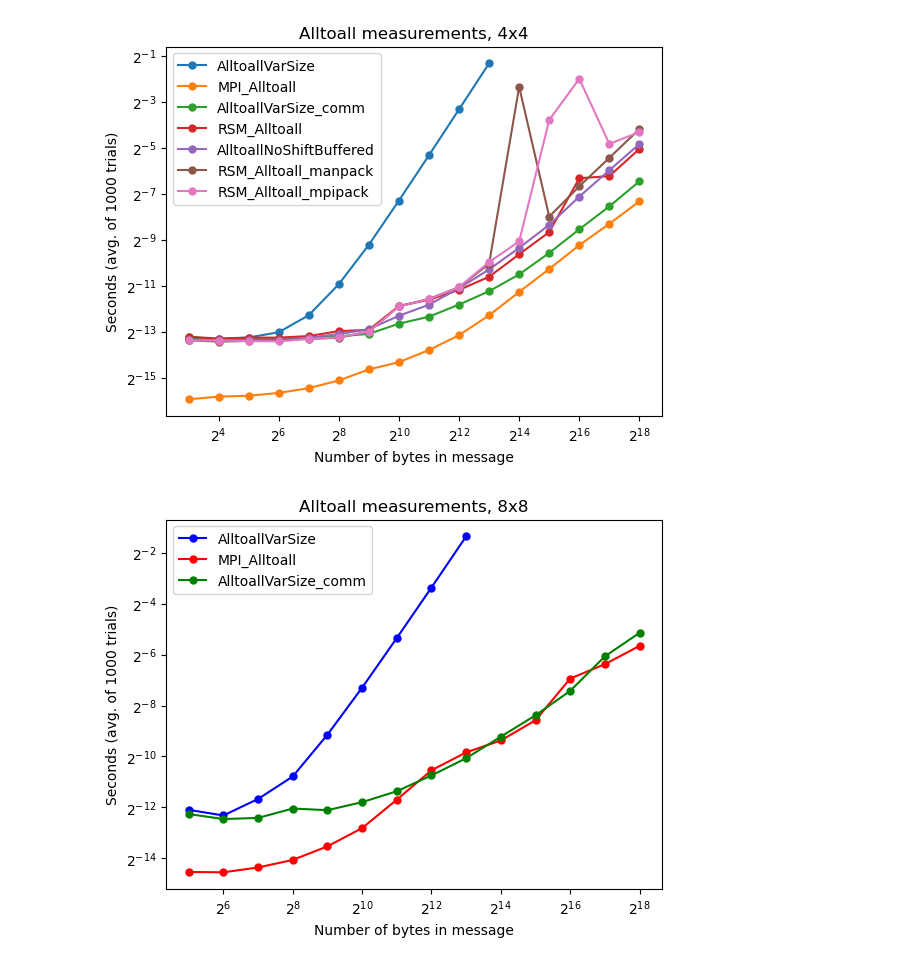
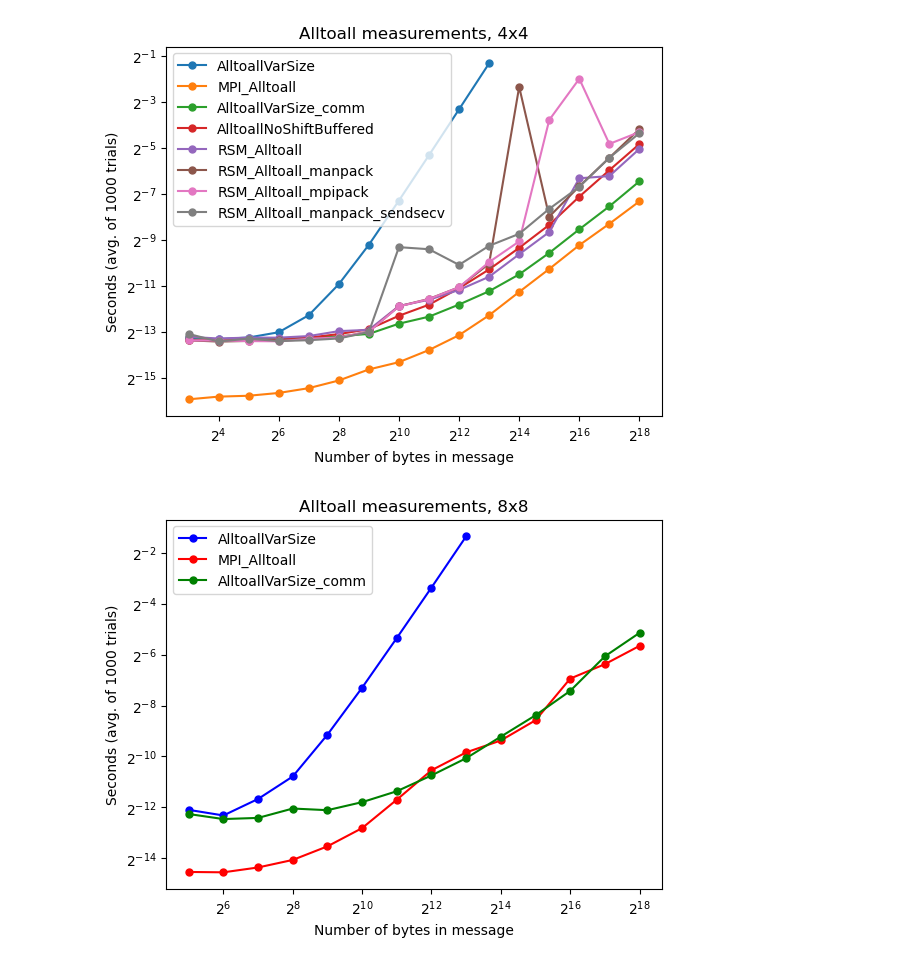
Before and after one commit to mctimm/CS542-Project, a Jupyter notebook: plots.ipynb, the cells around one changed output. Saved outputs shown, nothing was run; the diff lists cells and outputs as text; code cells hidden in the pictures.

Commit message:
switch back to for loops but with Sendrecv

```diff
--- a/plots.ipynb
+++ b/plots.ipynb
@@ -11,28 +11,31 @@ data_rsm = data_4x4[data_4x4["algorithm"] == "RSM_Alltoall"]
 data_buff = data_4x4[data_4x4["algorithm"] == "AlltoallNoShiftBuffered"]
 data_manpack = data_4x4[data_4x4["algorithm"] == "RSM_Alltoall_manpack"]
 data_mpipack = data_4x4[data_4x4["algorithm"] == "RSM_Alltoall_mpipack"]
+data_manpack_sr = data_4x4[data_4x4["algorithm"] == "RSM_Alltoall_manpack_sendrecv"]
 # %%
 fig = plt.figure()
 ax = fig.add_subplot(1, 1, 1)
 
 ax.plot(data_local["num_doubles_per_proc"]*8/16, data_local["seconds"], 'o-', label='AlltoallVarSize', markersize=5)
 ax.plot(data_openmpi["num_doubles_per_proc"]*8/16, data_openmpi["seconds"], 'o-', label='MPI_Alltoall', markersize=5)
 ax.plot(data_comm["num_doubles_per_proc"]*8/16, data_comm["seconds"], 'o-', label='AlltoallVarSize_comm', markersize=5)
+ax.plot(data_buff["num_doubles_per_proc"]*8/16, data_buff["seconds"], 'o-', label='AlltoallNoShiftBuffered', markersize=5)
 ax.plot(data_rsm["num_doubles_per_proc"]*8/16, data_rsm["seconds"], 'o-', label='RSM_Alltoall', markersize=5)
-ax.plot(data_buff["num_doubles_per_proc"]*8/16, data_buff["seconds"], 'o-', label='AlltoallNoShiftBuffered', markersize=5)
 ax.plot(data_manpack["num_doubles_per_proc"]*8/16, data_manpack["seconds"], 'o-', label='RSM_Alltoall_manpack', markersize=5)
 ax.plot(data_mpipack["num_doubles_per_proc"]*8/16, data_mpipack["seconds"], 'o-', label='RSM_Alltoall_mpipack', markersize=5)
+ax.plot(data_manpack_sr["num_doubles_per_proc"]*8/16, data_manpack_sr["seconds"], 'o-', label='RSM_Alltoall_manpack_sendsecv', markersize=5)
+
 
 ax.set_xscale('log', base=2)
 ax.set_yscale('log', base=2)
 ax.set_title("Alltoall measurements, 4x4")
 ax.set_xlabel("Number of bytes in message")
 ax.set_ylabel("Seconds (avg. of 1000 trials)")
 ax.legend()
 plt.savefig("alltoall_4x4.jpg")
 plt.show()
 # %% [output]
-[figure, old version]
+[figure, new version]
 # %%
 data_8x8 = pd.read_csv('results_8x8.csv')
 data_local = data_8x8[data_8x8["algorithm"] == "AlltoallVarSize"]
```
Also changed, not shown: 1 other file.
